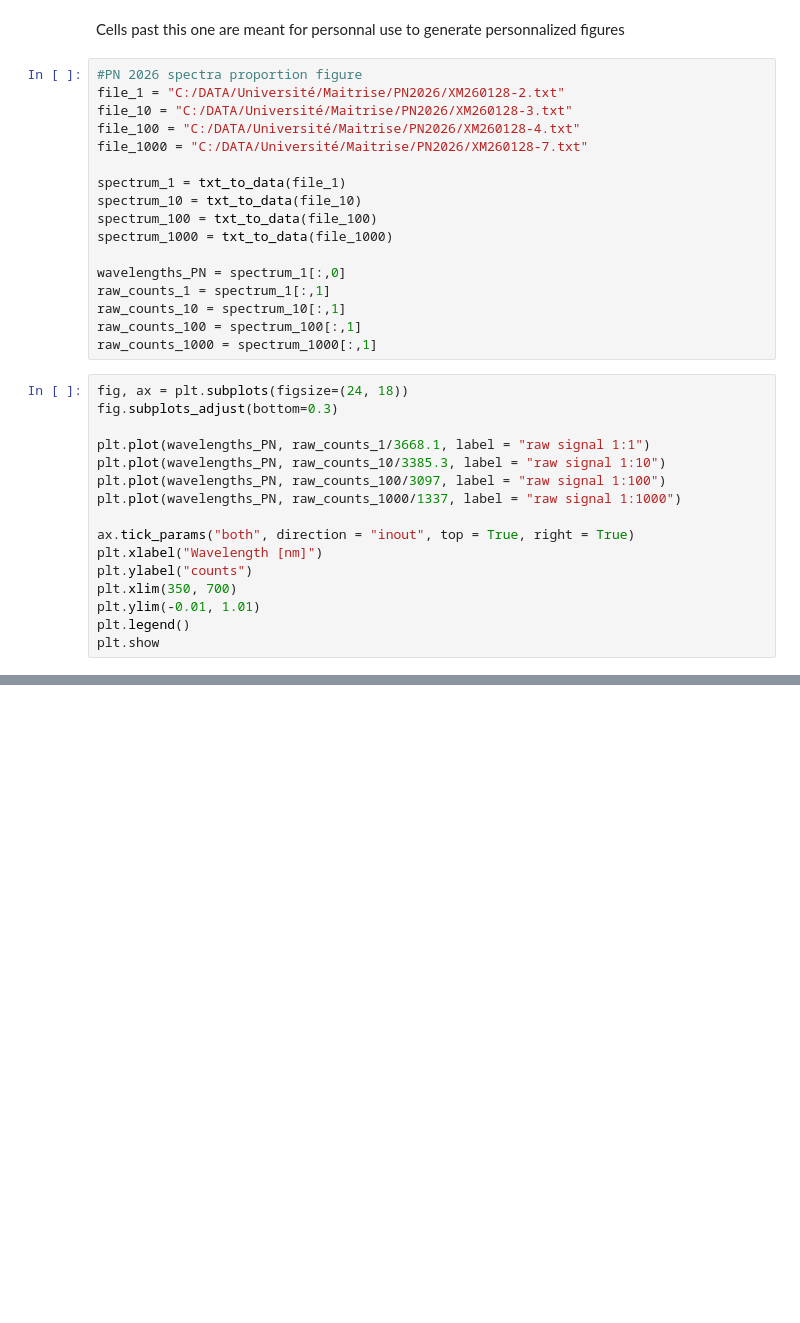
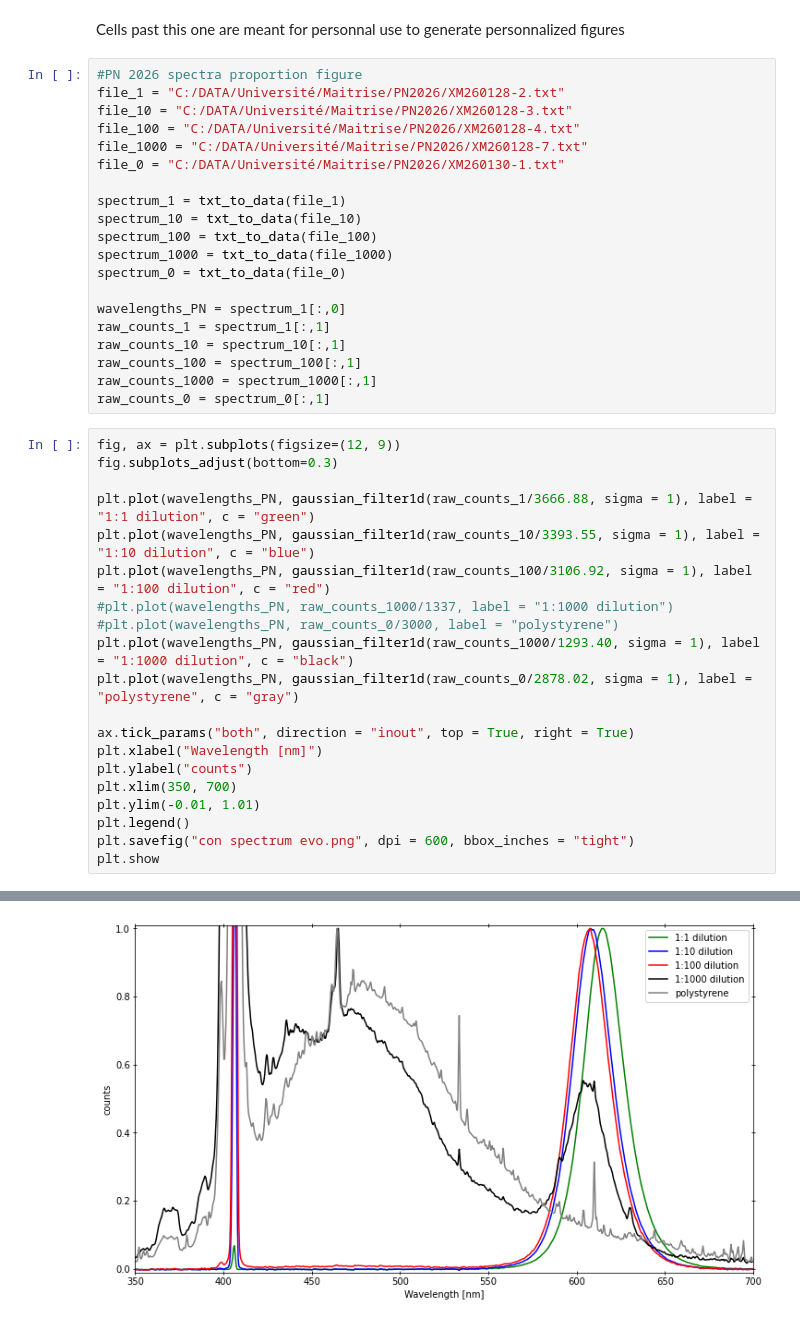
Before and after one commit to copl-labomc/TemplatesSnippets, a Jupyter notebook: QuantumYield/QY with standard/Emission spectrum viewer.ipynb, the cells around one changed output, grey strips where cells are left out. Cells and saved outputs as stored; diff of their text form; blank space fills up the shorter version.

```diff
--- a/QuantumYield/QY with standard/Emission spectrum viewer.ipynb
+++ b/QuantumYield/QY with standard/Emission spectrum viewer.ipynb
@@ -167,25 +177,31 @@ file_1 = "C:/DATA/Université/Maitrise/PN2026/XM260128-2.txt"
 file_10 = "C:/DATA/Université/Maitrise/PN2026/XM260128-3.txt"
 file_100 = "C:/DATA/Université/Maitrise/PN2026/XM260128-4.txt"
 file_1000 = "C:/DATA/Université/Maitrise/PN2026/XM260128-7.txt"
+file_0 = "C:/DATA/Université/Maitrise/PN2026/XM260130-1.txt"
 
 spectrum_1 = txt_to_data(file_1)
 spectrum_10 = txt_to_data(file_10)
 spectrum_100 = txt_to_data(file_100)
 spectrum_1000 = txt_to_data(file_1000)
+spectrum_0 = txt_to_data(file_0)
 
 wavelengths_PN = spectrum_1[:,0]
 raw_counts_1 = spectrum_1[:,1]
 raw_counts_10 = spectrum_10[:,1]
 raw_counts_100 = spectrum_100[:,1]
 raw_counts_1000 = spectrum_1000[:,1]
+raw_counts_0 = spectrum_0[:,1]
 # %%
-fig, ax = plt.subplots(figsize=(24, 18))
+fig, ax = plt.subplots(figsize=(12, 9))
 fig.subplots_adjust(bottom=0.3)
 
-plt.plot(wavelengths_PN, raw_counts_1/3668.1, label = "raw signal 1:1")
-plt.plot(wavelengths_PN, raw_counts_10/3385.3, label = "raw signal 1:10")
-plt.plot(wavelengths_PN, raw_counts_100/3097, label = "raw signal 1:100")
-plt.plot(wavelengths_PN, raw_counts_1000/1337, label = "raw signal 1:1000")
+plt.plot(wavelengths_PN, gaussian_filter1d(raw_counts_1/3666.88, sigma = 1), label = "1:1 dilution", c = "green")
+plt.plot(wavelengths_PN, gaussian_filter1d(raw_counts_10/3393.55, sigma = 1), label = "1:10 dilution", c = "blue")
+plt.plot(wavelengths_PN, gaussian_filter1d(raw_counts_100/3106.92, sigma = 1), label = "1:100 dilution", c = "red")
+#plt.plot(wavelengths_PN, raw_counts_1000/1337, label = "1:1000 dilution")
+#plt.plot(wavelengths_PN, raw_counts_0/3000, label = "polystyrene")
+plt.plot(wavelengths_PN, gaussian_filter1d(raw_counts_1000/1293.40, sigma = 1), label = "1:1000 dilution", c = "black")
+plt.plot(wavelengths_PN, gaussian_filter1d(raw_counts_0/2878.02, sigma = 1), label = "polystyrene", c = "gray")
 
 ax.tick_params("both", direction = "inout", top = True, right = True)
 plt.xlabel("Wavelength [nm]")
@@ -193,4 +209,6 @@ plt.ylabel("counts")
 plt.xlim(350, 700)
 plt.ylim(-0.01, 1.01)
 plt.legend()
+plt.savefig("con spectrum evo.png", dpi = 600, bbox_inches = "tight")
 plt.show
+# %% [output]
@@ -196,0 +216 @@ plt.show
+[figure, added]
```
Also changed, not shown: parts of 7 cells of this notebook, 1 other file.
